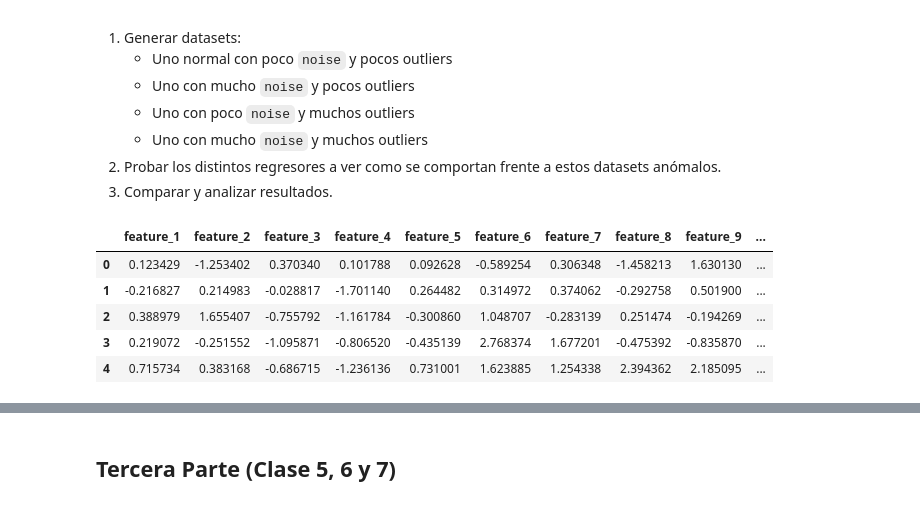
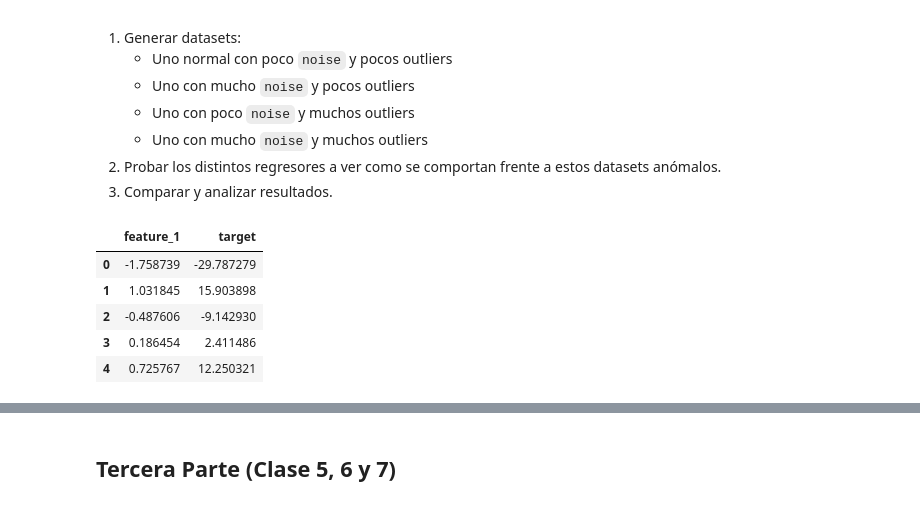
Before and after one commit to LeandroAlbachiaro/intro_ia, a Jupyter notebook: tp_integrador_enunciado/tp_integrador.ipynb, the cells around one changed output, grey strips where cells are left out. Saved outputs shown, nothing was run; the diff lists cells and outputs as text; code cells hidden in the pictures.

```diff
--- a/tp_integrador_enunciado/tp_integrador.ipynb
+++ b/tp_integrador_enunciado/tp_integrador.ipynb
@@ -253,33 +328,33 @@ Pasos:
 # %%
 # Creamos un dataset de prueba
 ## Utilicen mas `n_features` > 1 y n_informative mas o menos la mitad de n_features
 X, y = make_regression(n_samples = 1000,
-                       n_features = 10,
-                       noise = 100,
-                       n_informative = 5,
+                       n_features = 1,
+                       noise = 1,
+                       n_informative = 1,
                        random_state = 42)
 
 new_data = np.append(X,y.reshape(-1,1),axis=1)
 
 df = pd.DataFrame(new_data)
 
 new_col = []
 i = 0
 for col in df.columns:
     if i ==  len(df.columns) - 1:
         new_col.append("target")
     else :
         new_col.append("feature_" + str(i+1))
 
     i += 1
 
 df.columns = new_col
 
 df.head()
 # %% [output]
-|  | feature_1 | feature_2 | feature_3 | feature_4 | feature_5 | feature_6 | feature_7 | feature_8 | feature_9 | ... |
-| 0 | 0.123429 | -1.253402 | 0.370340 | 0.101788 | 0.092628 | -0.589254 | 0.306348 | -1.458213 | 1.630130 | ... |
-| 1 | -0.216827 | 0.214983 | -0.028817 | -1.701140 | 0.264482 | 0.314972 | 0.374062 | -0.292758 | 0.501900 | ... |
-| 2 | 0.388979 | 1.655407 | -0.755792 | -1.161784 | -0.300860 | 1.048707 | -0.283139 | 0.251474 | -0.194269 | ... |
-| 3 | 0.219072 | -0.251552 | -1.095871 | -0.806520 | -0.435139 | 2.768374 | 1.677201 | -0.475392 | -0.835870 | ... |
-| 4 | 0.715734 | 0.383168 | -0.686715 | -1.236136 | 0.731001 | 1.623885 | 1.254338 | 2.394362 | 2.185095 | ... |
+|  | feature_1 | target |
+| 0 | -1.758739 | -29.787279 |
+| 1 | 1.031845 | 15.903898 |
+| 2 | -0.487606 | -9.142930 |
+| 3 | 0.186454 | 2.411486 |
+| 4 | 0.725767 | 12.250321 |
```
Also changed, not shown: parts of 24 cells of this notebook, 2 other files.
